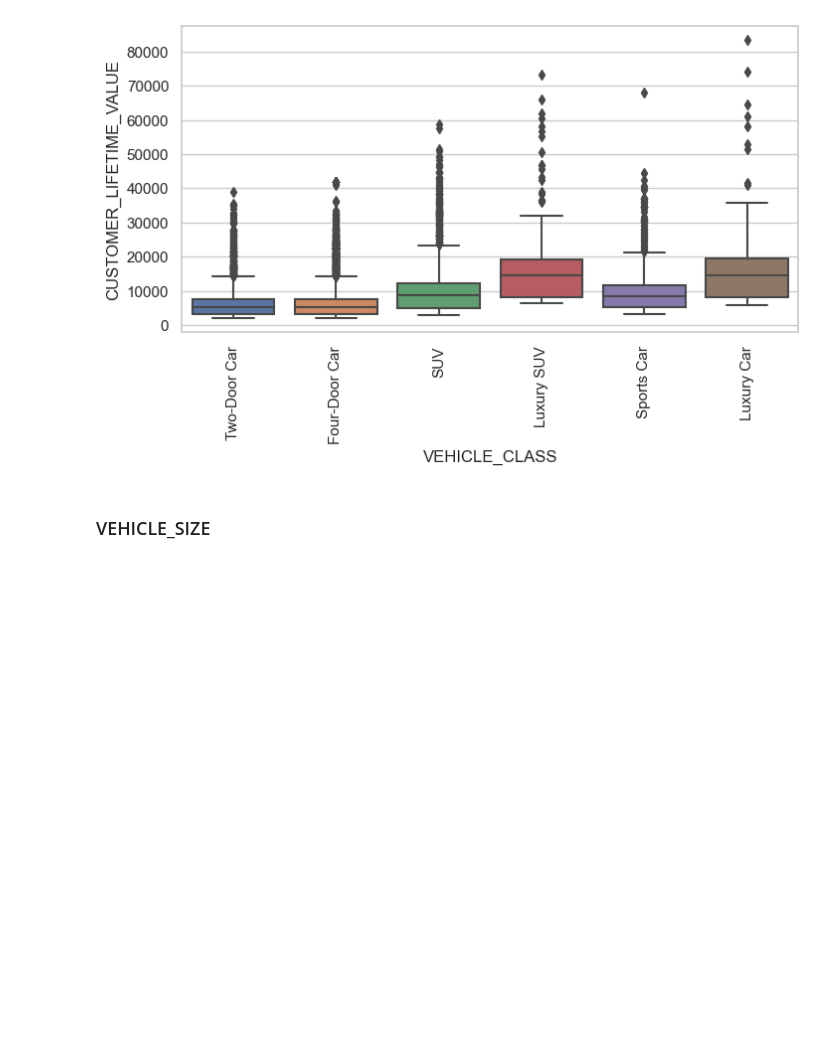
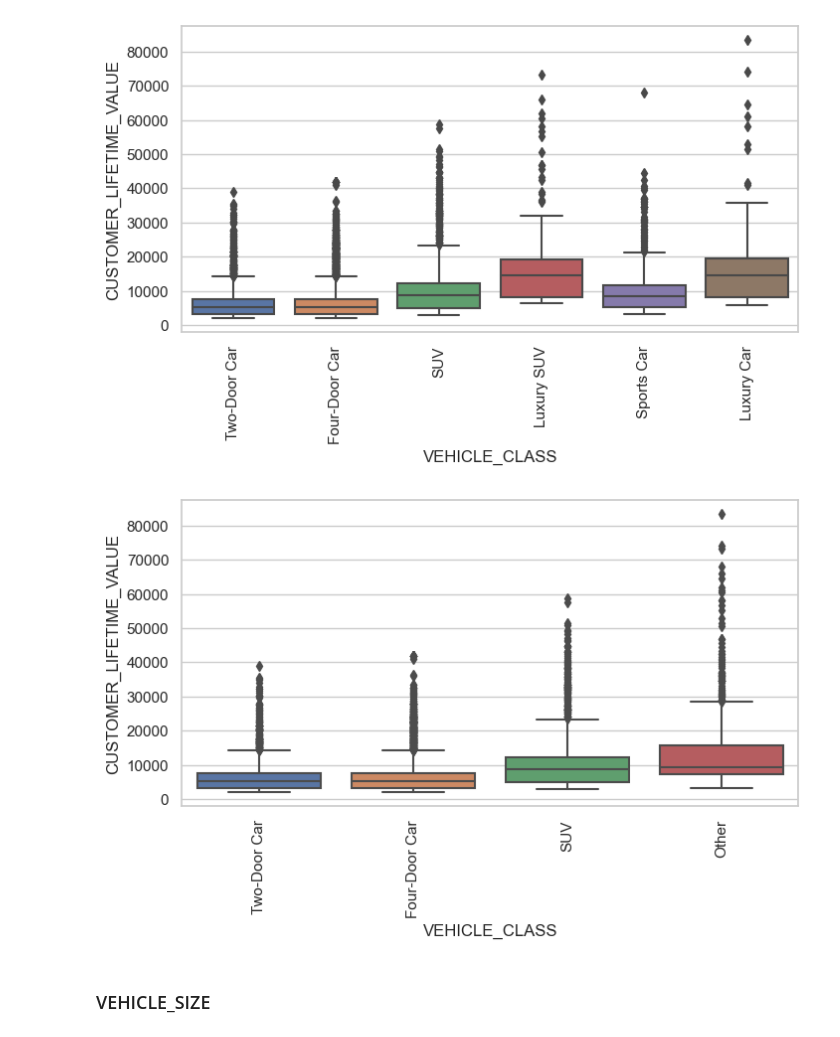
Before and after one commit to pepejzb/lab-cleaning-categorical-data, a Jupyter notebook: files_for_lab/LAB_4.2.ipynb, the cells around one changed output. Cells and saved outputs as stored; diff of their text form; code cells hidden in the pictures; blank space fills up the shorter version.

```diff
--- a/files_for_lab/LAB_4.2.ipynb
+++ b/files_for_lab/LAB_4.2.ipynb
@@ -410,6 +423,21 @@ Luxury Car        163
 Name: VEHICLE_CLASS, dtype: int64
 Data Distribution
 [figure]
+# %%
+def clean_vehicle_class_col(x):
+    if x in ['Sports Car','Luxury SUV','Luxury Car']:
+        return 'Other'
+    else:
+        return x
+# %%
+df['VEHICLE_CLASS'] = list(map(clean_vehicle_class_col, df['VEHICLE_CLASS']))
+# %%
+plt.figure(figsize=(8, 4))
+sns.boxplot(x="VEHICLE_CLASS", y="CUSTOMER_LIFETIME_VALUE", data=df)
+plt.xticks(rotation=90)
+plt.show()
+# %% [output]
+[figure, added]
 # %% [markdown]
 ### VEHICLE_SIZE
 # %%
```
Also changed, not shown: parts of 5 cells of this notebook.
